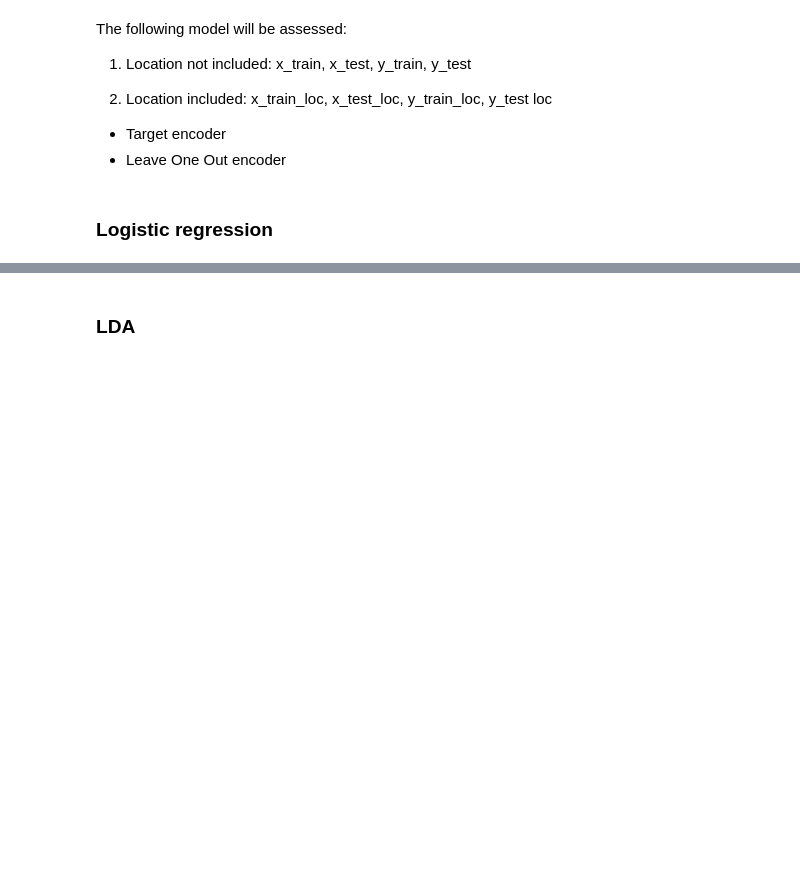
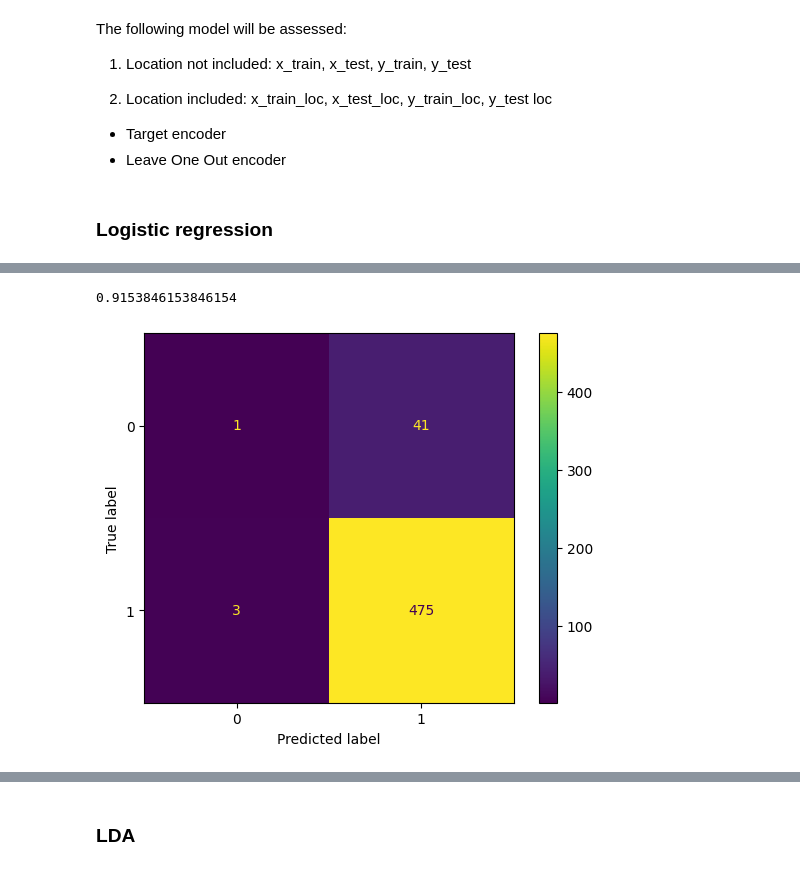
Before and after one commit to ngocmphan/survival_rate_montreal_businesses, a Jupyter notebook: survival_rate_montreal_businesses.ipynb, the cells around one changed output, grey strips where cells are left out. Saved outputs shown, nothing was run; the diff lists cells and outputs as text; code cells hidden in the pictures; blank space fills up the shorter version.

```diff
--- a/survival_rate_montreal_businesses.ipynb
+++ b/survival_rate_montreal_businesses.ipynb
@@ -415,3 +438,18 @@ cm_display = ConfusionMatrixDisplay(cm).plot()
 # %%
 # Fit model: Location included
 log_reg_loc = LogisticRegression().fit(x_train_loc, y_train_loc_binary)
+# %%
+# Result prediction: Location included
+y_pred_loc = log_reg_loc.predict(x_test_loc)
+y_prob_loc = log_reg_loc.predict_proba(x_test_loc)
+# %%
+# Result evaluation: Location included
+log_reg_loc.score(x_test_loc, y_test_binary)
+# %% [output]
+0.9153846153846154
+# %%
+# Result evaluation: location included
+cm_loc = confusion_matrix(y_test_binary, y_pred_loc)
+cm_display_loc = ConfusionMatrixDisplay(cm_loc).plot()
+# %% [output]
+[figure, added]
```
Also changed, not shown: parts of 8 cells of this notebook.
